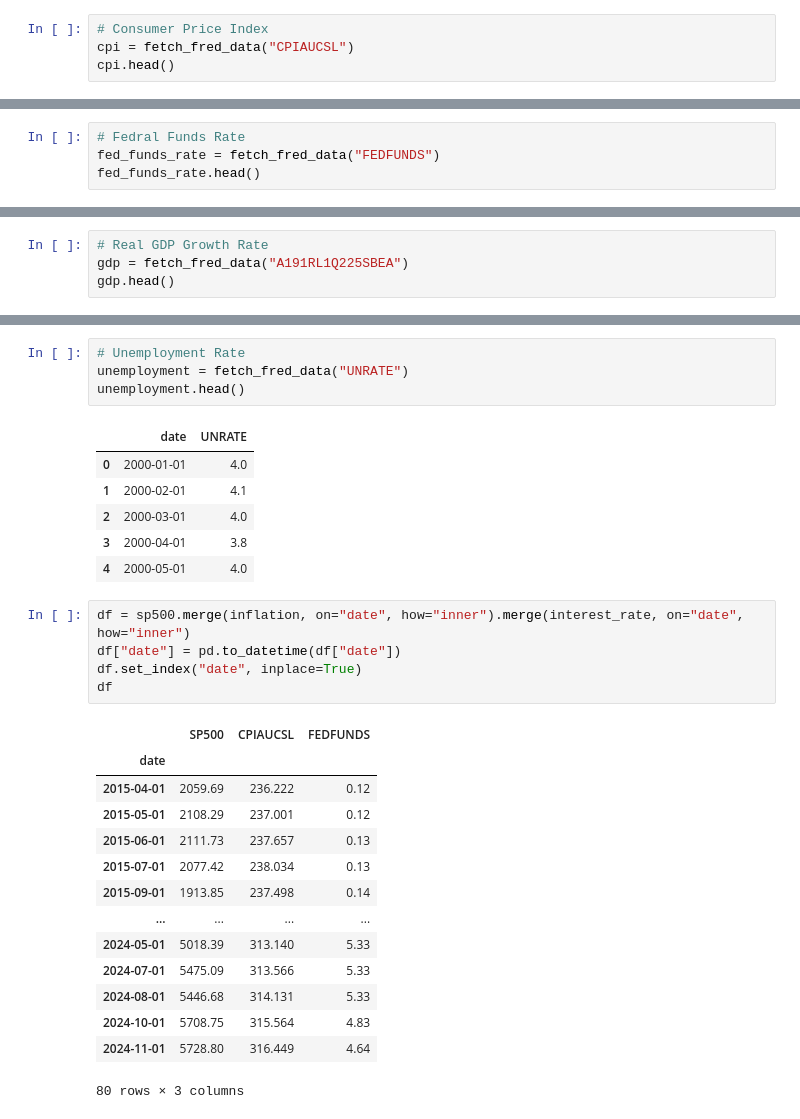
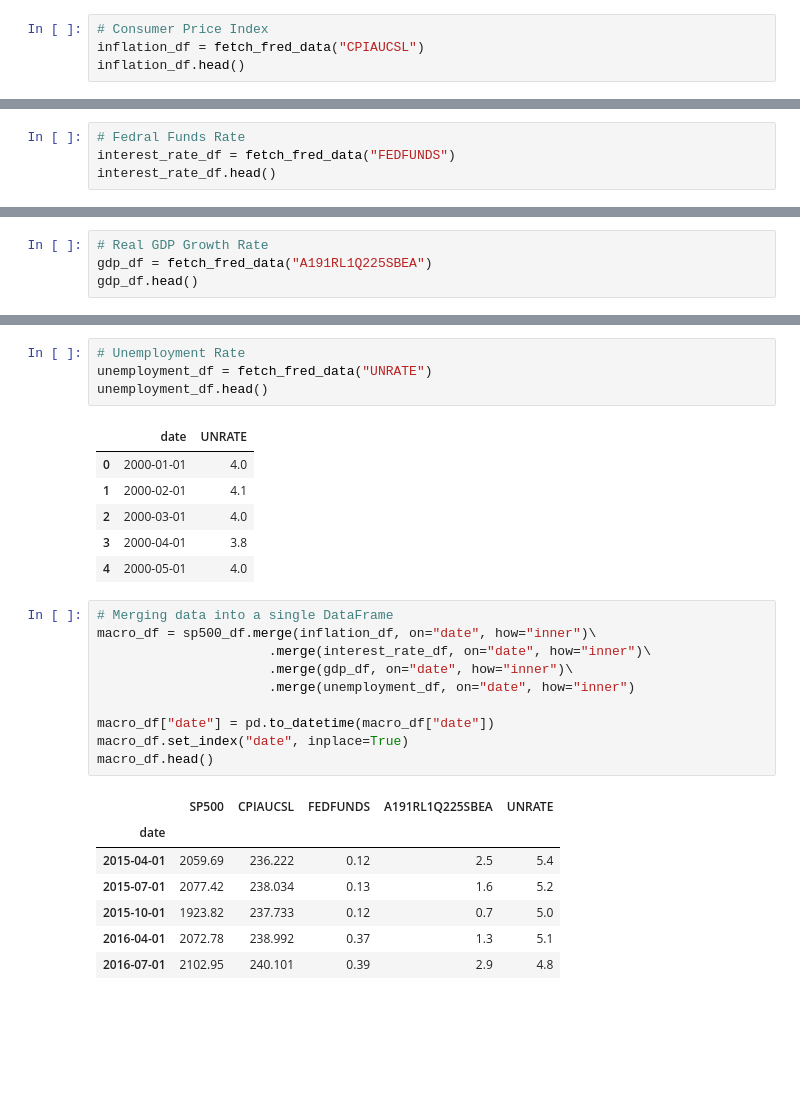
Before and after one commit to sadiq937/Shaik_DM, a Jupyter notebook: PS4.ipynb, the cells around one changed output, grey strips where cells are left out. Saved outputs shown, nothing was run; the diff lists cells and outputs as text; blank space fills up the shorter version.

```diff
--- a/PS4.ipynb
+++ b/PS4.ipynb
@@ -68,8 +68,8 @@ sp500_index.head()
 | 4 | 2015-03-31 | 2067.89 |
 # %%
 # Consumer Price Index
-cpi = fetch_fred_data("CPIAUCSL")
-cpi.head()
+inflation_df = fetch_fred_data("CPIAUCSL")
+inflation_df.head()
 # %% [output]
 |  | date | CPIAUCSL |
 | 0 | 2000-01-01 | 169.3 |
@@ -79,8 +79,8 @@ cpi.head()
 | 4 | 2000-05-01 | 171.2 |
 # %%
 # Fedral Funds Rate
-fed_funds_rate = fetch_fred_data("FEDFUNDS")
-fed_funds_rate.head()
+interest_rate_df = fetch_fred_data("FEDFUNDS")
+interest_rate_df.head()
 # %% [output]
 |  | date | FEDFUNDS |
 | 0 | 2000-01-01 | 5.45 |
@@ -90,8 +90,8 @@ fed_funds_rate.head()
 | 4 | 2000-05-01 | 6.27 |
 # %%
 # Real GDP Growth Rate
-gdp = fetch_fred_data("A191RL1Q225SBEA")
-gdp.head()
+gdp_df = fetch_fred_data("A191RL1Q225SBEA")
+gdp_df.head()
 # %% [output]
 |  | date | A191RL1Q225SBEA |
 | 0 | 2000-01-01 | 1.5 |
@@ -101,8 +101,8 @@ gdp.head()
 | 4 | 2001-01-01 | -1.3 |
 # %%
 # Unemployment Rate
-unemployment = fetch_fred_data("UNRATE")
-unemployment.head()
+unemployment_df = fetch_fred_data("UNRATE")
+unemployment_df.head()
 # %% [output]
 |  | date | UNRATE |
 | 0 | 2000-01-01 | 4.0 |
@@ -111,22 +111,20 @@ unemployment.head()
 | 3 | 2000-04-01 | 3.8 |
 | 4 | 2000-05-01 | 4.0 |
 # %%
-df = sp500.merge(inflation, on="date", how="inner").merge(interest_rate, on="date", how="inner")
-df["date"] = pd.to_datetime(df["date"])
-df.set_index("date", inplace=True)
-df
+# Merging data into a single DataFrame
+macro_df = sp500_df.merge(inflation_df, on="date", how="inner")\
+                      .merge(interest_rate_df, on="date", how="inner")\
+                      .merge(gdp_df, on="date", how="inner")\
+                      .merge(unemployment_df, on="date", how="inner")
+
+macro_df["date"] = pd.to_datetime(macro_df["date"])
+macro_df.set_index("date", inplace=True)
+macro_df.head()
 # %% [output]
-|  | SP500 | CPIAUCSL | FEDFUNDS |
-| date |  |  |  |
-| 2015-04-01 | 2059.69 | 236.222 | 0.12 |
-| 2015-05-01 | 2108.29 | 237.001 | 0.12 |
-| 2015-06-01 | 2111.73 | 237.657 | 0.13 |
-| 2015-07-01 | 2077.42 | 238.034 | 0.13 |
-| 2015-09-01 | 1913.85 | 237.498 | 0.14 |
-| ... | ... | ... | ... |
-| 2024-05-01 | 5018.39 | 313.140 | 5.33 |
-| 2024-07-01 | 5475.09 | 313.566 | 5.33 |
-| 2024-08-01 | 5446.68 | 314.131 | 5.33 |
-| 2024-10-01 | 5708.75 | 315.564 | 4.83 |
-| 2024-11-01 | 5728.80 | 316.449 | 4.64 |
+|  | SP500 | CPIAUCSL | FEDFUNDS | A191RL1Q225SBEA | UNRATE |
+| date |  |  |  |  |  |
+| 2015-04-01 | 2059.69 | 236.222 | 0.12 | 2.5 | 5.4 |
+| 2015-07-01 | 2077.42 | 238.034 | 0.13 | 1.6 | 5.2 |
+| 2015-10-01 | 1923.82 | 237.733 | 0.12 | 0.7 | 5.0 |
+| 2016-04-01 | 2072.78 | 238.992 | 0.37 | 1.3 | 5.1 |
+| 2016-07-01 | 2102.95 | 240.101 | 0.39 | 2.9 | 4.8 |
-80 rows × 3 columns
```
Also changed, not shown: parts of 6 cells of this notebook.
